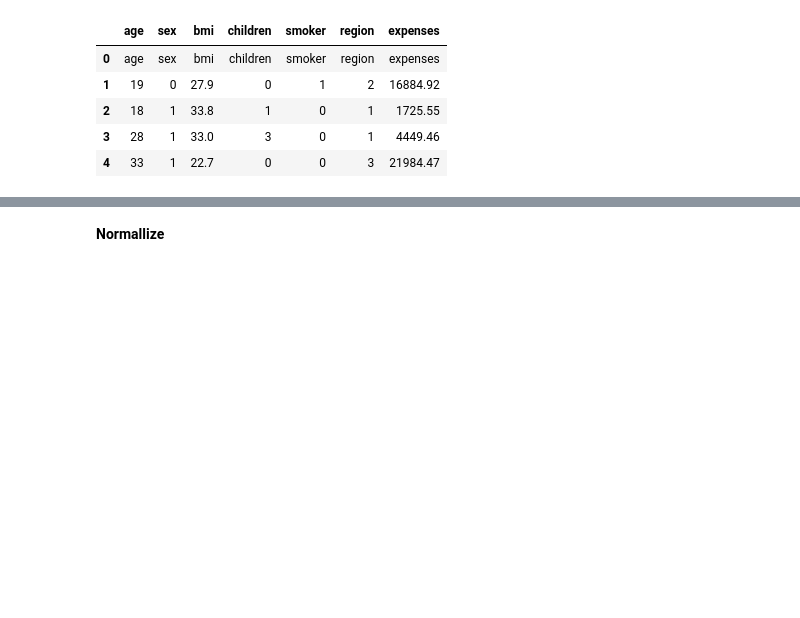
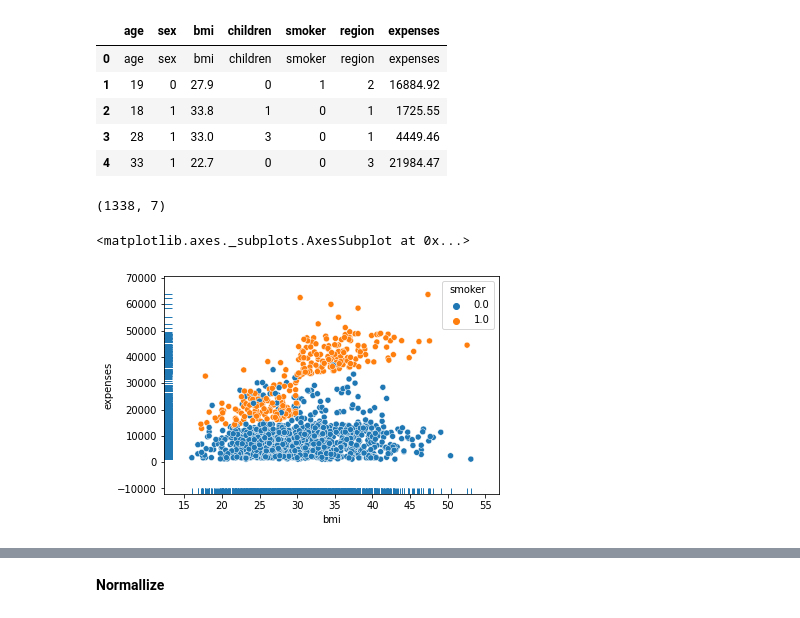
Before and after one commit to huutuongtu/AI_project, a Jupyter notebook: AI.ipynb, the cells around one changed output, grey strips where cells are left out. Saved outputs shown, nothing was run; the diff lists cells and outputs as text; code cells hidden in the pictures; blank space fills up the shorter version.

```diff
--- a/AI.ipynb
+++ b/AI.ipynb
@@ -48,0 +57,11 @@ insurance.head()
+# %%
+insurance = insurance.dropna()
+insurance.shape
+# %% [output]
+(1338, 7)
+# %%
+sns.scatterplot(x=insurance['bmi'], y=insurance['expenses'], hue=insurance['smoker'])
+sns.rugplot(x=insurance['bmi'], y=insurance['expenses'])
+# %% [output]
+<matplotlib.axes._subplots.AxesSubplot at 0x...>
+[figure, added]
```
Also changed, not shown: parts of 19 cells of this notebook, 1 other file.
